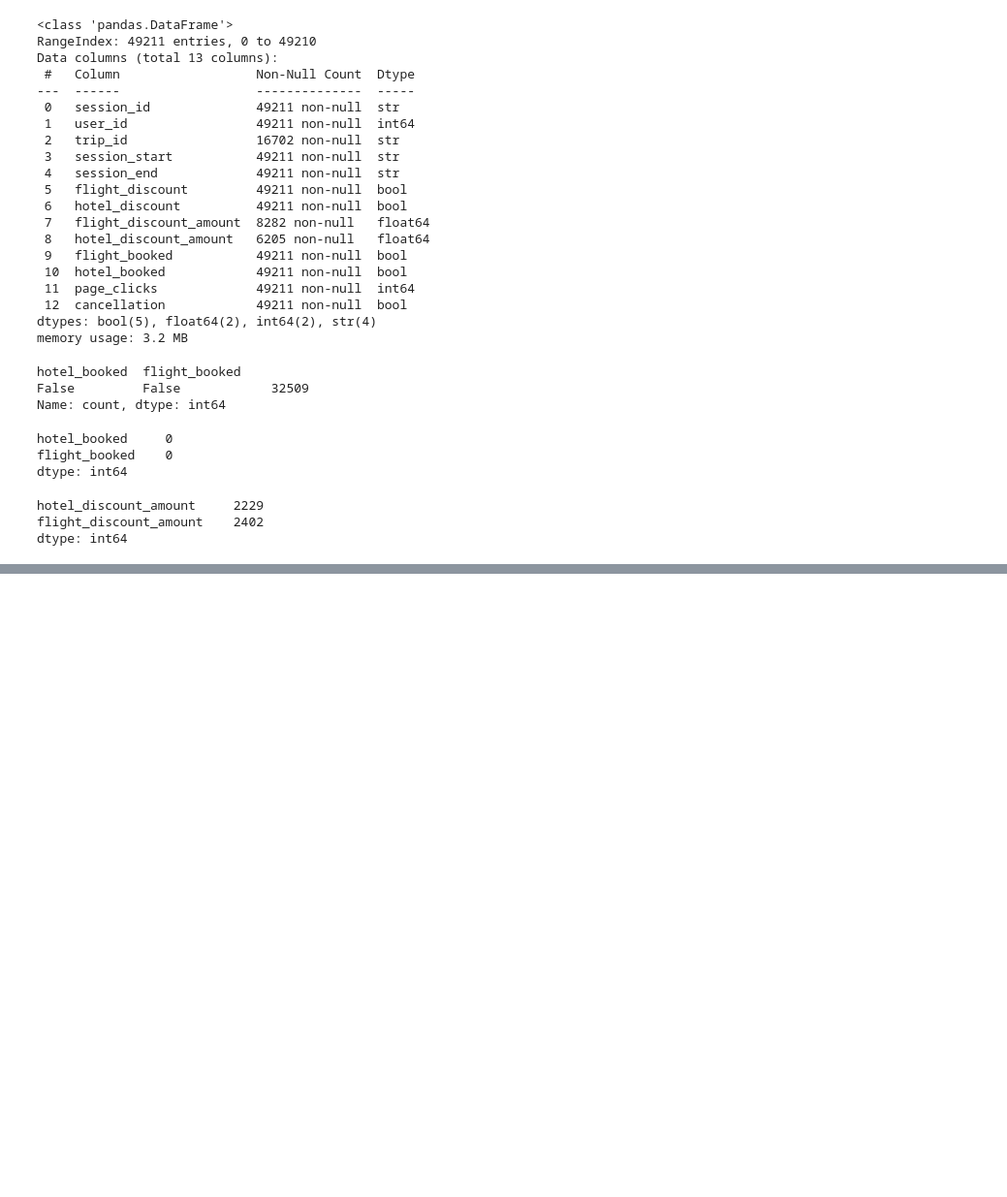
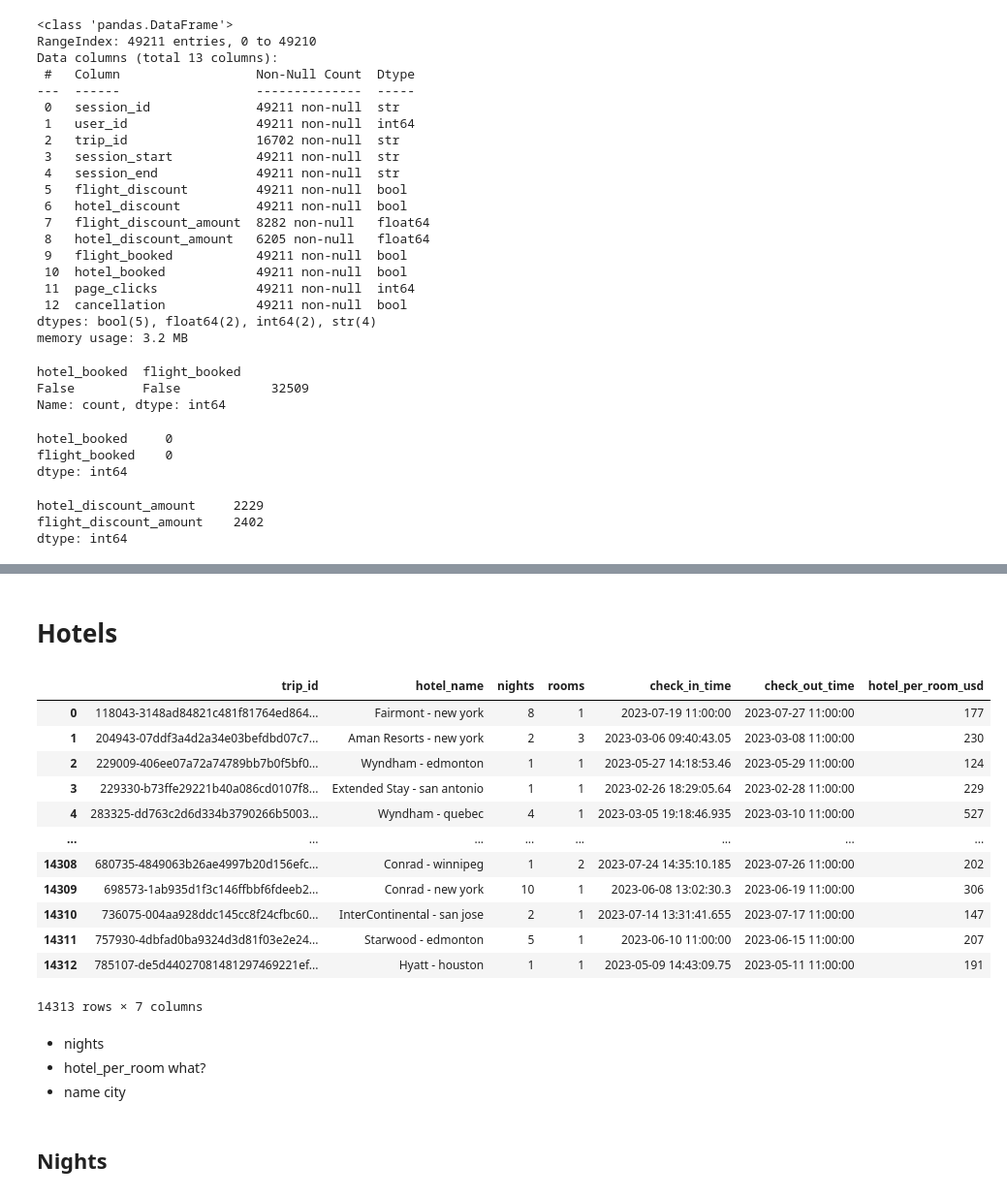
Before and after one commit to anuarsantoyo/TravelTideOct26, a Jupyter notebook: notebooks/EDA.ipynb, the cells around one changed output, grey strips where cells are left out. Shown at 97% size. Cells and saved outputs as stored; diff of their text form; code cells hidden in the pictures; blank space fills up the shorter version.

Commit message:
hotels

```diff
--- a/notebooks/EDA.ipynb
+++ b/notebooks/EDA.ipynb
@@ -446,0 +440,26 @@ sessions[sessions["trip_id"].isnull()][["hotel_booked", "flight_booked"]].sum()
+# %% [markdown]
+# Hotels
+# %%
+hotels = pd.read_csv("../data/hotels.csv")
+# %%
+hotels
+# %% [output]
+|  | trip_id | hotel_name | nights | rooms | check_in_time | check_out_time | hotel_per_room_usd |
+| 0 | 118043-3148ad84821c481f81764ed864... | Fairmont - new york | 8 | 1 | 2023-07-19 11:00:00 | 2023-07-27 11:00:00 | 177 |
+| 1 | 204943-07ddf3a4d2a34e03befdbd07c7... | Aman Resorts - new york | 2 | 3 | 2023-03-06 09:40:43.05 | 2023-03-08 11:00:00 | 230 |
+| 2 | 229009-406ee07a72a74789bb7b0f5bf0... | Wyndham - edmonton | 1 | 1 | 2023-05-27 14:18:53.46 | 2023-05-29 11:00:00 | 124 |
+| 3 | 229330-b73ffe29221b40a086cd0107f8... | Extended Stay - san antonio | 1 | 1 | 2023-02-26 18:29:05.64 | 2023-02-28 11:00:00 | 229 |
+| 4 | 283325-dd763c2d6d334b3790266b5003... | Wyndham - quebec | 4 | 1 | 2023-03-05 19:18:46.935 | 2023-03-10 11:00:00 | 527 |
+| ... | ... | ... | ... | ... | ... | ... | ... |
+| 14308 | 680735-4849063b26ae4997b20d156efc... | Conrad - winnipeg | 1 | 2 | 2023-07-24 14:35:10.185 | 2023-07-26 11:00:00 | 202 |
+| 14309 | 698573-1ab935d1f3c146ffbbf6fdeeb2... | Conrad - new york | 10 | 1 | 2023-06-08 13:02:30.3 | 2023-06-19 11:00:00 | 306 |
+| 14310 | 736075-004aa928ddc145cc8f24cfbc60... | InterContinental - san jose | 2 | 1 | 2023-07-14 13:31:41.655 | 2023-07-17 11:00:00 | 147 |
+| 14311 | 757930-4dbfad0ba9324d3d81f03e2e24... | Starwood - edmonton | 5 | 1 | 2023-06-10 11:00:00 | 2023-06-15 11:00:00 | 207 |
+| 14312 | 785107-de5d44027081481297469221ef... | Hyatt - houston | 1 | 1 | 2023-05-09 14:43:09.75 | 2023-05-11 11:00:00 | 191 |
+14313 rows × 7 columns
+# %% [markdown]
+- nights
+- hotel_per_room what?
+- name city
+# %% [markdown]
+## Nights
```
Also changed, not shown: parts of 11 cells of this notebook.
